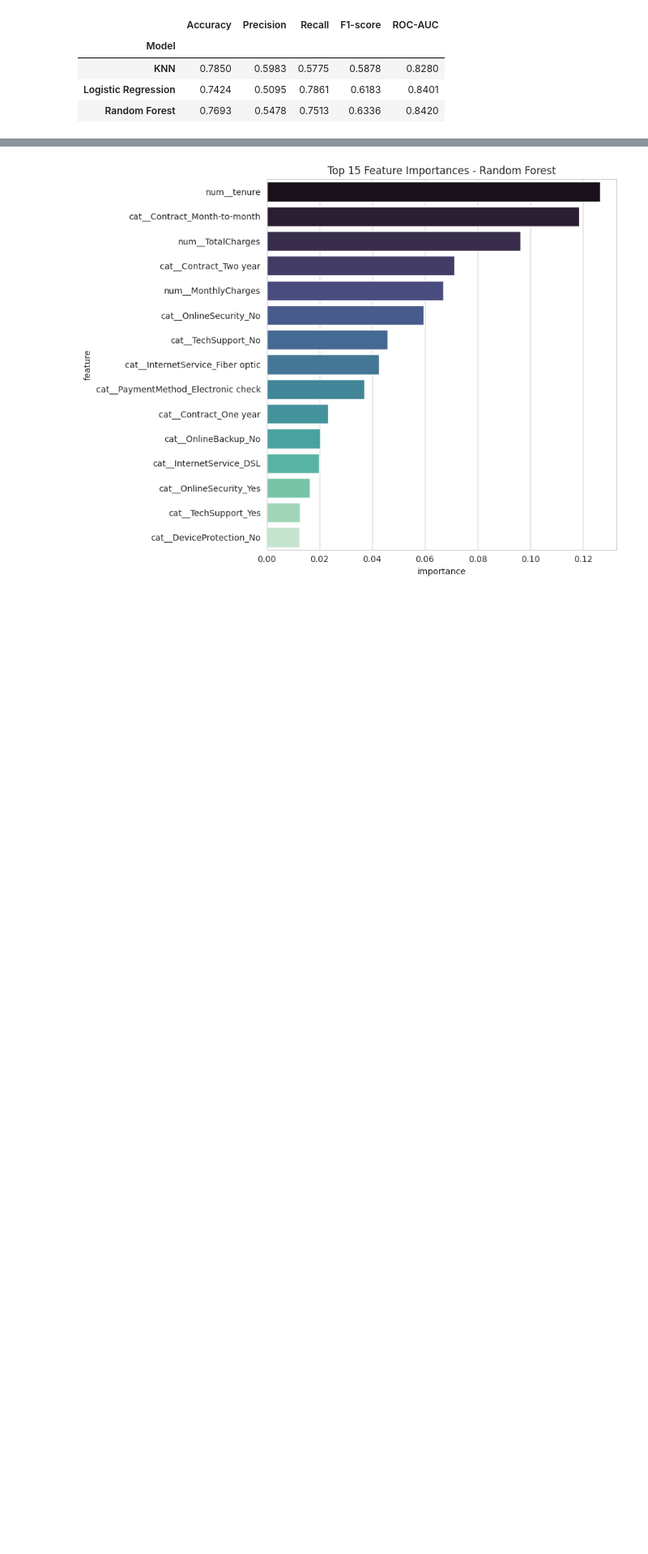
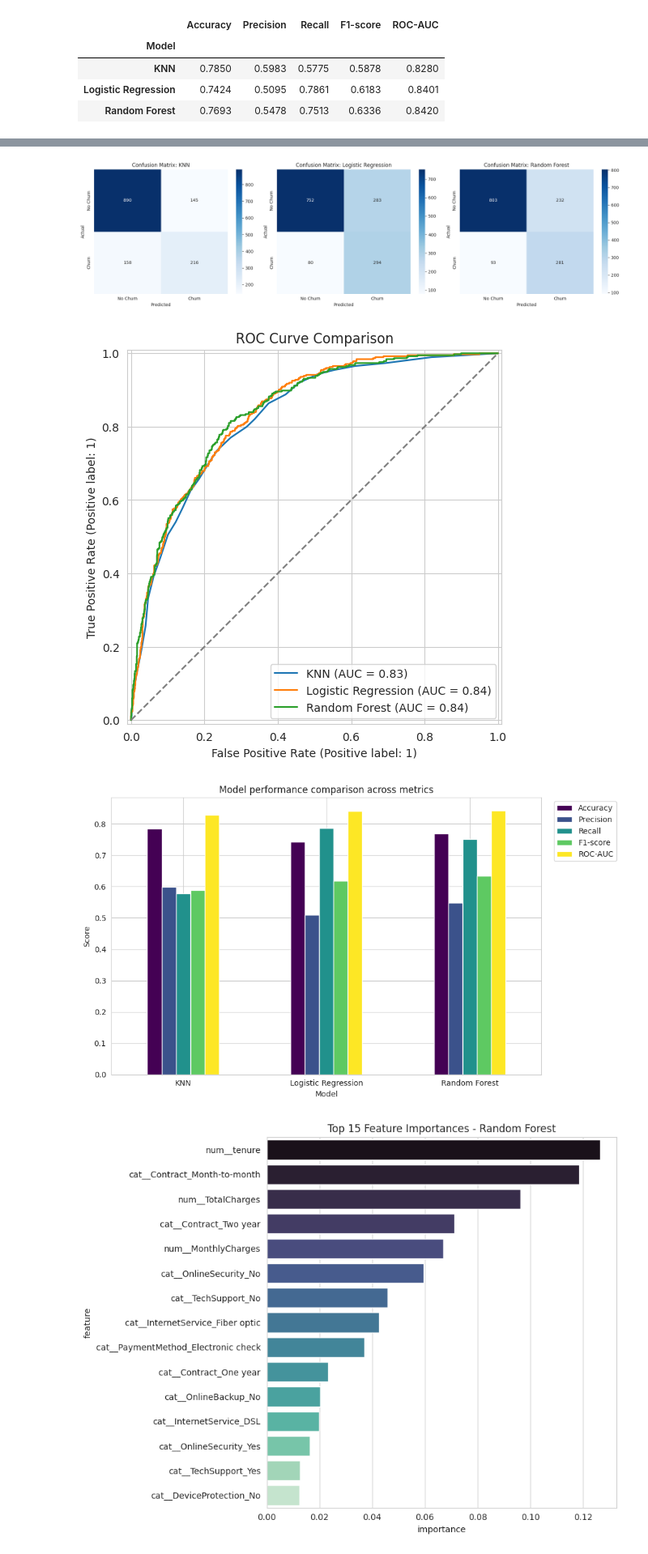
Before and after one commit to methasha20250805/Customer-Churn---Machine-Learning, a Jupyter notebook: ML_CW.ipynb, the cells around one changed output, grey strips where cells are left out. Shown at 81% size. Saved outputs shown, nothing was run; the diff lists cells and outputs as text; code cells hidden in the pictures; blank space fills up the shorter version.

```diff
--- a/ML_CW.ipynb
+++ b/ML_CW.ipynb
@@ -421,3 +421,33 @@ Model comparison summary:
+# %%
+fig, axes = plt.subplots(1, 3, figsize=(18, 5))
+for ax, (model_name, preds) in zip(axes, predictions_store.items()):
+    cm = confusion_matrix(y_test, preds)
+    sns.heatmap(cm, annot=True, fmt="d", cmap="Blues", ax=ax,
+                xticklabels=["No Churn", "Churn"], yticklabels=["No Churn", "Churn"])
+    ax.set_title(f"Confusion Matrix: {model_name}")
+    ax.set_xlabel("Predicted")
+    ax.set_ylabel("Actual")
+plt.tight_layout()
+plt.show()
+
+fig, ax = plt.subplots(figsize=(7, 6))
+for model_name, fitted in model_registry.items():
+    RocCurveDisplay.from_estimator(fitted, X_test, y_test, ax=ax, name=model_name)
+ax.plot([0, 1], [0, 1], linestyle="--", color="gray")
+ax.set_title("ROC Curve Comparison")
+plt.show()
+
+comparison_df.plot(kind="bar", figsize=(10, 6), colormap="viridis")
+plt.title("Model performance comparison across metrics")
+plt.ylabel("Score")
+plt.xticks(rotation=0)
+plt.legend(bbox_to_anchor=(1.02, 1), loc="upper left")
+plt.tight_layout()
+plt.show()
+# %% [output]
+[figure, added]
+[figure, added]
+[figure, added]
 # %%
 rf_best = model_registry["Random Forest"]
 encoded_feature_names = rf_best.named_steps["prep"].get_feature_names_out()
```
Also changed, not shown: parts of 3 cells of this notebook.
